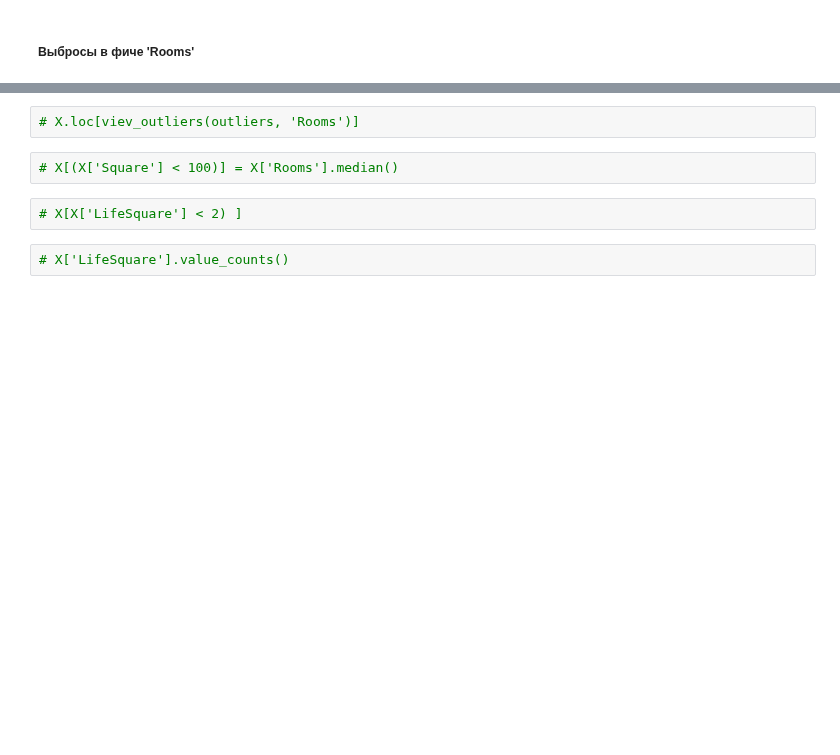
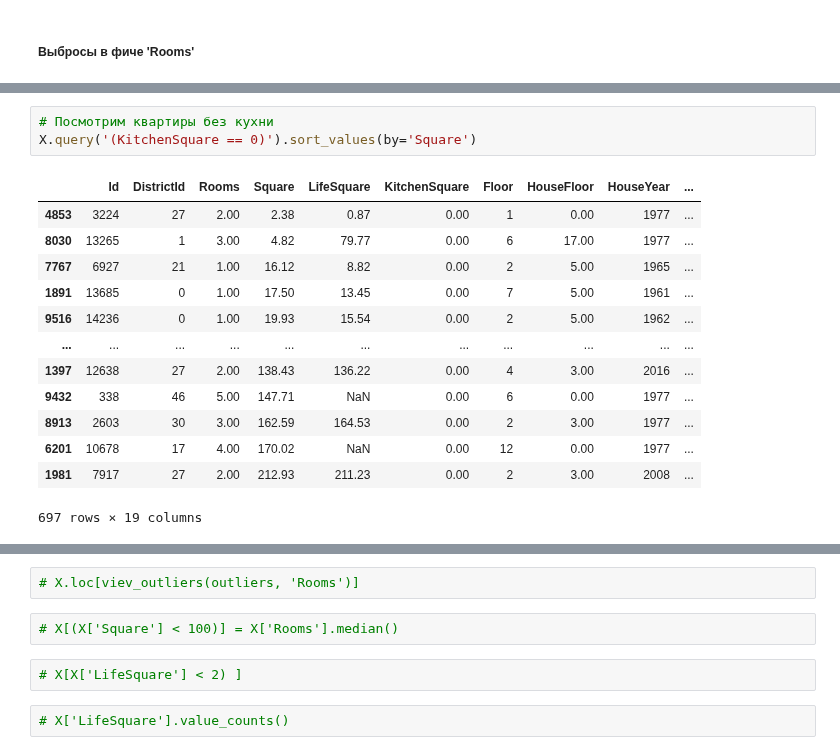
Before and after one commit to uc20100/Python-for-Data-Science, a Jupyter notebook: course_project.ipynb, the cells around one changed output, grey strips where cells are left out. Cells and saved outputs as stored; diff of their text form; blank space fills up the shorter version.

```diff
--- a/course_project.ipynb
+++ b/course_project.ipynb
@@ -513,0 +594,17 @@ print(emission_test(ds=X, col_test=['Rooms'])[0])
+# %%
+# Посмотрим квартиры без кухни
+X.query('(KitchenSquare == 0)').sort_values(by='Square')
+# %% [output]
+|  | Id | DistrictId | Rooms | Square | LifeSquare | KitchenSquare | Floor | HouseFloor | HouseYear | ... |
+| 4853 | 3224 | 27 | 2.00 | 2.38 | 0.87 | 0.00 | 1 | 0.00 | 1977 | ... |
+| 8030 | 13265 | 1 | 3.00 | 4.82 | 79.77 | 0.00 | 6 | 17.00 | 1977 | ... |
+| 7767 | 6927 | 21 | 1.00 | 16.12 | 8.82 | 0.00 | 2 | 5.00 | 1965 | ... |
+| 1891 | 13685 | 0 | 1.00 | 17.50 | 13.45 | 0.00 | 7 | 5.00 | 1961 | ... |
+| 9516 | 14236 | 0 | 1.00 | 19.93 | 15.54 | 0.00 | 2 | 5.00 | 1962 | ... |
+| ... | ... | ... | ... | ... | ... | ... | ... | ... | ... | ... |
+| 1397 | 12638 | 27 | 2.00 | 138.43 | 136.22 | 0.00 | 4 | 3.00 | 2016 | ... |
+| 9432 | 338 | 46 | 5.00 | 147.71 | NaN | 0.00 | 6 | 0.00 | 1977 | ... |
+| 8913 | 2603 | 30 | 3.00 | 162.59 | 164.53 | 0.00 | 2 | 3.00 | 1977 | ... |
+| 6201 | 10678 | 17 | 4.00 | 170.02 | NaN | 0.00 | 12 | 0.00 | 1977 | ... |
+| 1981 | 7917 | 27 | 2.00 | 212.93 | 211.23 | 0.00 | 2 | 3.00 | 2008 | ... |
+697 rows × 19 columns
```
Also changed, not shown: parts of 48 cells of this notebook.
